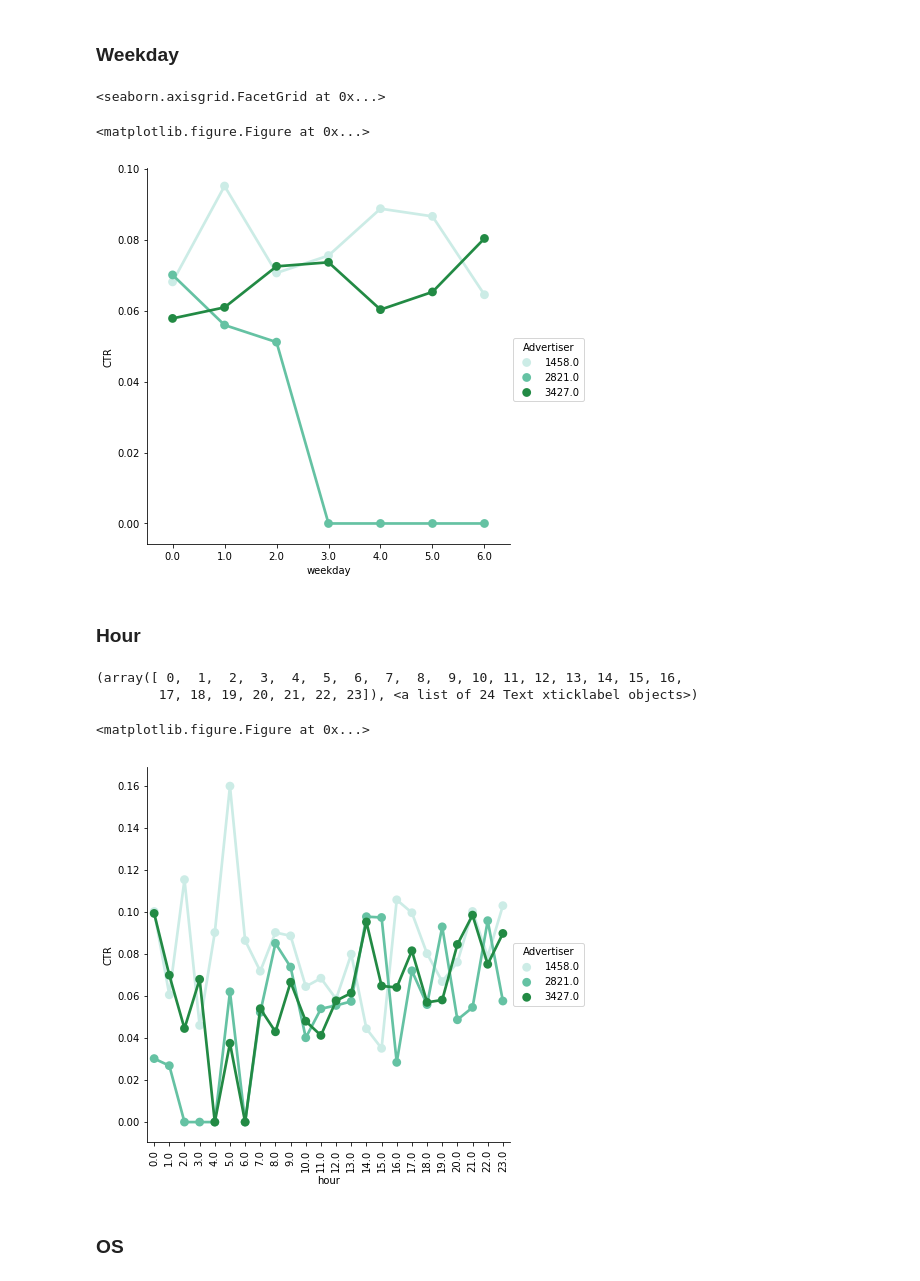
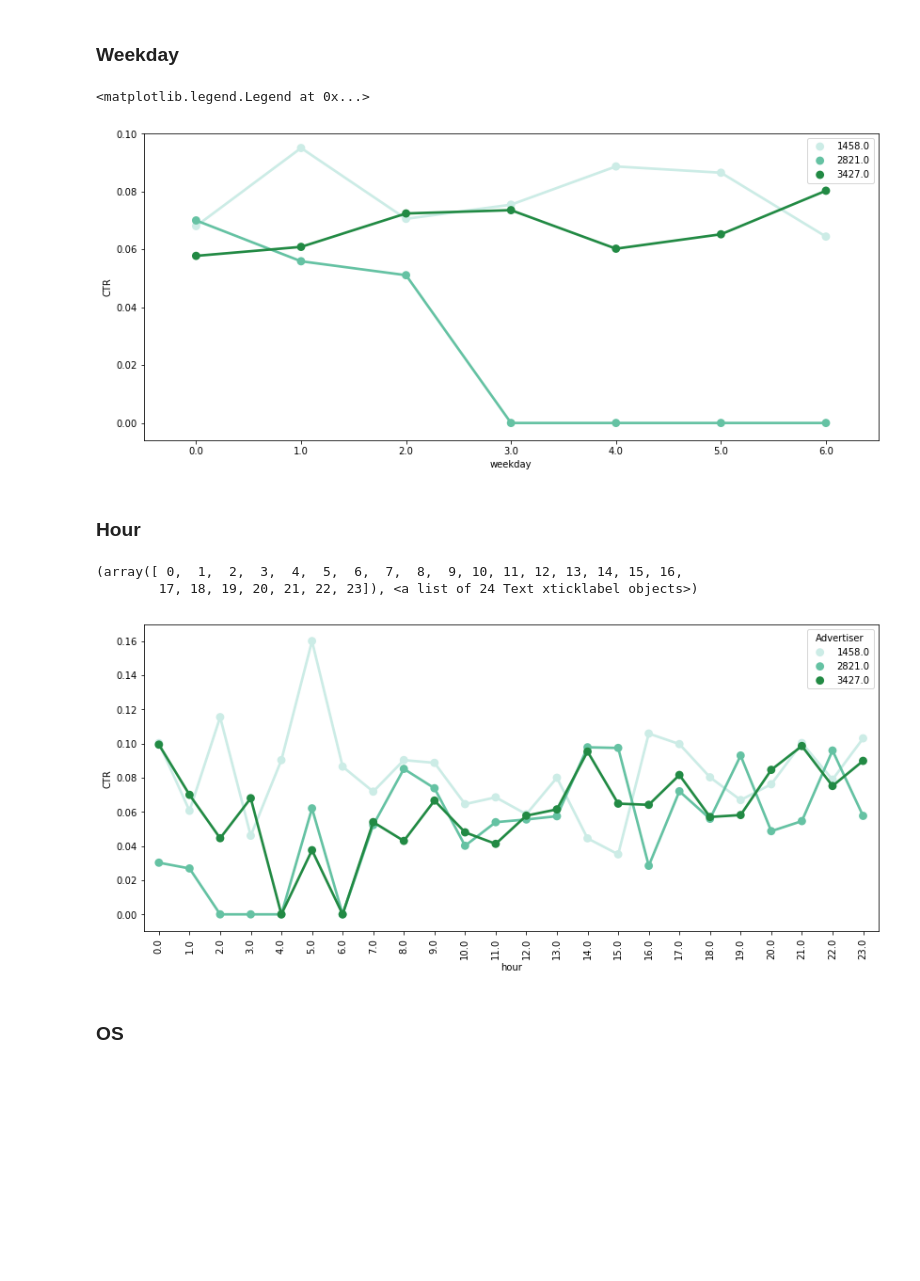
Before and after one commit to asfakianakis/COMPGW02_Web_Economics, a Jupyter notebook: Achilleas/Data Exploration.ipynb, the cells around one changed output. Drawn from its saved outputs; the diff is of its cells as text; code cells hidden in the pictures; blank space fills up the shorter version.

```diff
--- a/Achilleas/Data Exploration.ipynb
+++ b/Achilleas/Data Exploration.ipynb
@@ -315,29 +315,28 @@ def CTR(df, advert = [3427], by = "weekday"):
 # %% [markdown]
 ### Weekday
 # %%
-plt.figure(figsize = (24,6))
-sns.factorplot(x = "weekday", y = "CTR", hue = "Advertiser",
-               data = CTR(train, advert[:3], by = "weekday"),
-               size = 6,
-               palette="BuGn")
+plt.figure(figsize = (14,6))
+sns.pointplot(x = "weekday", y = "CTR", hue = "Advertiser",
+              data = CTR(train, advert[:3], by = "weekday"),
+              size = 6,
+              palette="BuGn")
+plt.legend(loc = "best")
 # %% [output]
-<seaborn.axisgrid.FacetGrid at 0x...>
+<matplotlib.legend.Legend at 0x...>
-<matplotlib.figure.Figure at 0x...>
-[figure, old version]
+[figure, new version]
 # %% [markdown]
 ### Hour
 # %%
-plt.figure(figsize = (24,6))
-sns.factorplot(x = "hour", y = "CTR", hue = "Advertiser",
-               data = CTR(train, advert[:3], by = "hour"),
-               size = 6,
-               palette="BuGn")
+plt.figure(figsize = (14,6))
+sns.pointplot(x = "hour", y = "CTR", hue = "Advertiser",
+              data = CTR(train, advert[:3], by = "hour"),
+              size = 6,
+              palette="BuGn")
 plt.xticks(rotation = 90)
 # %% [output]
 (array([ 0,  1,  2,  3,  4,  5,  6,  7,  8,  9, 10, 11, 12, 13, 14, 15, 16,
         17, 18, 19, 20, 21, 22, 23]), <a list of 24 Text xticklabel objects>)
-<matplotlib.figure.Figure at 0x...>
-[figure, old version]
+[figure, new version]
 # %% [markdown]
 ### OS
 # %%
```
Also changed, not shown: parts of 4 cells of this notebook.
